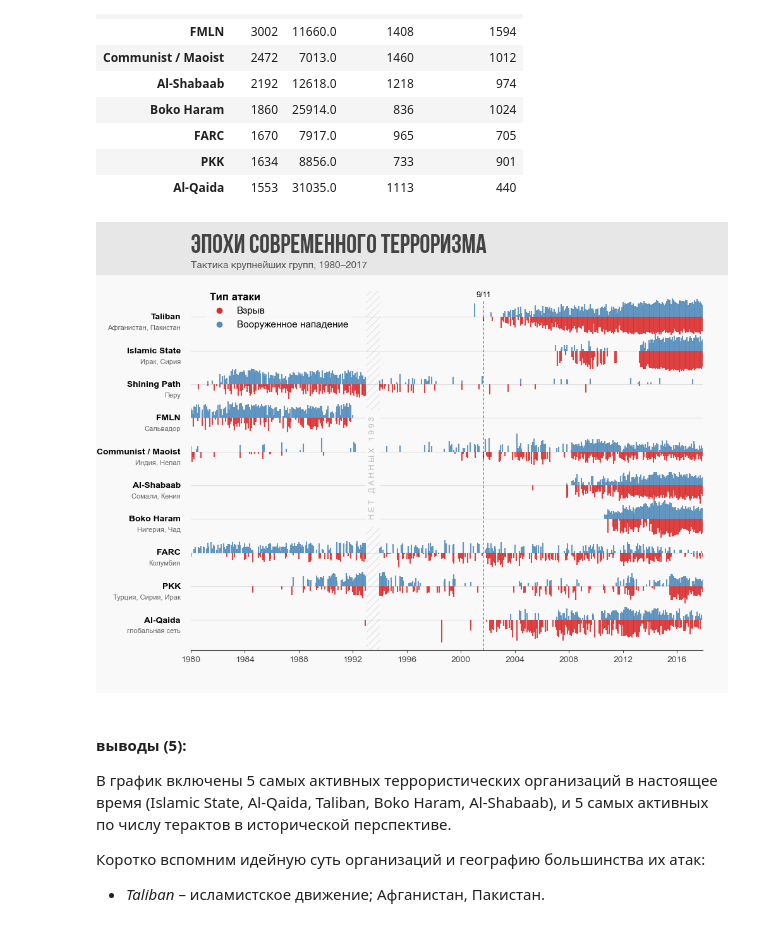
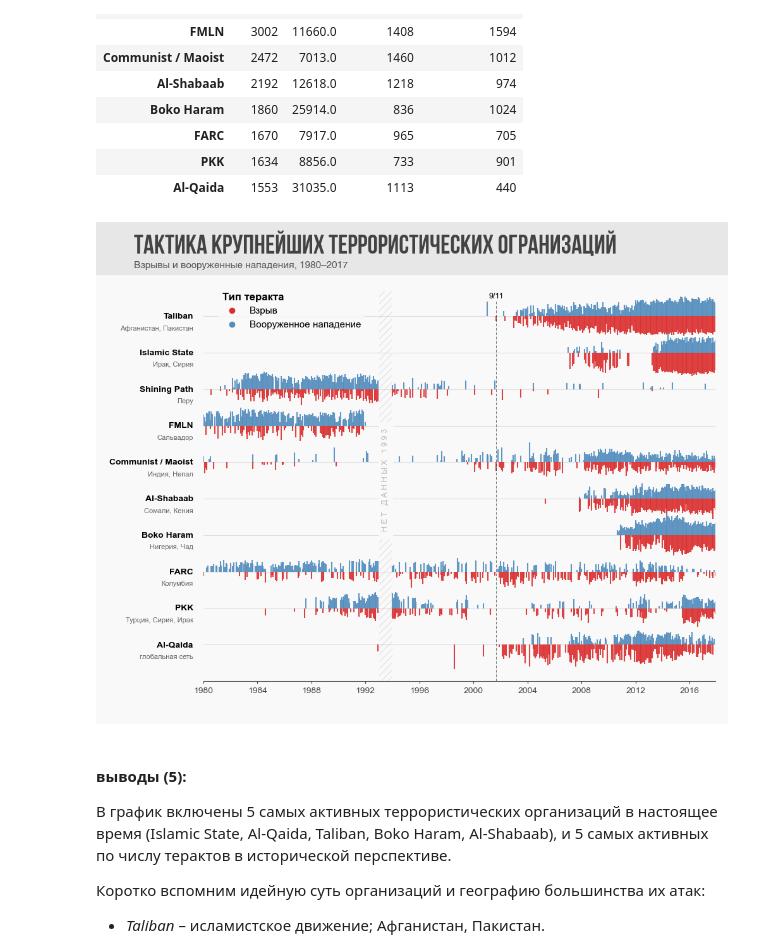
Before and after one commit to niki3080/EDA_Terrorism_ds, a Jupyter notebook: notebooks/02_EDA.ipynb, the cells around one changed output. Cells and saved outputs as stored; diff of their text form; code cells hidden in the pictures.

```diff
--- a/notebooks/02_EDA.ipynb
+++ b/notebooks/02_EDA.ipynb
@@ -419,2 +453,9 @@ hijack
+# %%
+# обрезать процентиль для KDE
+percentile = 0.955
+
+kde_data = yearly_victims[
+    yearly_victims["victims"] <= yearly_victims["victims"].quantile(percentile)
+]
 # %%
 import matplotlib.colors as mcolors
@@ -911,16 +941,17 @@ plt.show()
 # %% [markdown]
 **Исторический профиль топ организаций**
 # %%
-# уберем неизвестные и безымянные группы
-df_plot = df[~df["group_name"].isin(["Other", "Unknown"])].copy()
+# уберем неизвестные и безымянные группы; оставим теракты: "Взрыв", "Вооруженное нападение"
+df_plot = df[
+    (~df["group_name"].isin(["Other", "Unknown"])) &
+    (df["attack_type"].isin(["Взрыв", "Вооруженное нападение"]))
+].copy()
+
 
 # год + месяц -> в datetime
 df_plot["date"] = pd.to_datetime(
     dict(year=df_plot.year, month=df_plot.month, day=1))
 
-# интересующие типы атак
-df_plot = df_plot[df_plot["attack_type"].isin([
-    "Взрыв", "Вооруженное нападение"])]
 
 # агрегация числа атак и числа жертв
 events = (df_plot
@@ -955,7 +986,7 @@ top_groups = key_groups + top_remaining
 events = events[events["group_name"].isin(top_groups)]
 
 # порядок групп по активности
-order = (group_activity.loc[top_groups]
+group_order = (group_activity.loc[top_groups]
     .sort_values(ascending=False).index)
 # %%
 (
@@ -996,15 +1027,19 @@ group_regions = {
 }
 # %%
 fig, ax = plt.subplots()
-plt.subplots_adjust(left=0.15, right=0.96)
+plt.subplots_adjust(left=0.17, right=0.98, top=0.90)
 
-groups = list(order)
+
+groups = list(group_order)
 group_to_y = {g: i for i, g in enumerate(groups)}
 
-for attack, direction, color in [
-    ("Взрыв", 1, "#db2e2e"),
-    ("Вооруженное нападение", -1, "#538dbd")
-    ]:
+attack_styles = {
+    "Взрыв": (1, "#db2e2e"),
+    "Вооруженное нападение": (-1, "#538dbd")
+}
+
+# график stem timeline
+for attack, (direction, color) in attack_styles.items():
 
     subset = events[events["attack_type"] == attack]
 
@@ -1015,14 +1050,16 @@ for attack, direction, color in [
         color=color, alpha=0.9, lw=1.5)
 
 
-# отметим 9/11
+# --- отметим 9/11 --------------------
+
 ax.axvline(pd.Timestamp("2001-09-11"), color="black", linestyle="--",
     ymax=0.955, linewidth=0.5, alpha=0.8)
-ax.text(pd.Timestamp("2001-09-11"), -0.6,
+ax.text(pd.Timestamp("2001-09-11"), -0.5,
     "9/11", ha="center", fontsize=9)
 
 
-# пропущены данные за 1993 в датасете
+# --- пропущены данные за 1993 в датасете ----------
+
 ax.axvspan(
     pd.Timestamp("1993-01-01"),
     pd.Timestamp("1993-12-31"),
@@ -1038,9 +1075,10 @@ ax.text(pd.Timestamp("1993-07-01"), 4.5, "  Н Е Т   Д А Н Н Ы Х   1 9 9
     bbox=dict(facecolor="#f9f9f9", edgecolor="none", pad=4)
 )
 
+# --- оформление осей, label ... ------------------
 
 # добавим в подписи 'y' регион из словаря
-for group in order:
+for group in group_order:
     y = group_to_y[group]
 
     # название группы
@@ -1052,39 +1090,40 @@ for group in order:
     # регион
     region = group_regions.get(group)
     if region:
         ax.text(-0.02, y + 0.32, region,
             transform=ax.get_yaxis_transform(),
             ha="right", va="center",
             fontsize=8, color="#666666")
 
-ax.set_yticks(range(len(order)))
+ax.set_yticks(range(len(group_order)))
 ax.set_yticklabels([])
 
-ax.set_ylim(len(groups) -0.1, -1)
+ax.invert_yaxis()
 ax.grid(axis="y", linestyle="-", linewidth=0.8, alpha=0.8)
 ax.yaxis.label.set_visible(False)
 
 
 # кастомный label
 ax.set_xlabel(" \n")
 legend_elements = [
     plt.scatter([], [], color="#db2e2e", label="Взрыв"),
     plt.scatter([], [], color="#538dbd", label="Вооруженное нападение")]
 ax.tick_params(axis="y", length=0)
 
 
+ax.set_ylim(len(groups) - 0, -0.9)
 
-style_legend(ax, "Тип атаки", loc="tl", handles=legend_elements, shift_x=0.02)
+style_legend(ax, "Тип теракта", loc="tl", handles=legend_elements, shift_x=0.02)
 style_title(ax,
-    "Эпохи современного терроризма",
-    "Тактика крупнейших групп, 1980–2017")
+    "Тактика крупнейших террористических огранизаций",
+    "Взрывы и вооруженные нападения, 1980–2017")
 
 
 fig.savefig(os.path.join(path_to_save_images, f'{image_name_prefix}_image_5.png'),
                 dpi=300, bbox_inches="tight")
 plt.show()
 # %% [output]
-[figure, old version]
+[figure, new version]
 # %% [markdown]
 #### **выводы** (5):
 
```
Also changed, not shown: parts of 15 cells of this notebook, 7 other files.
